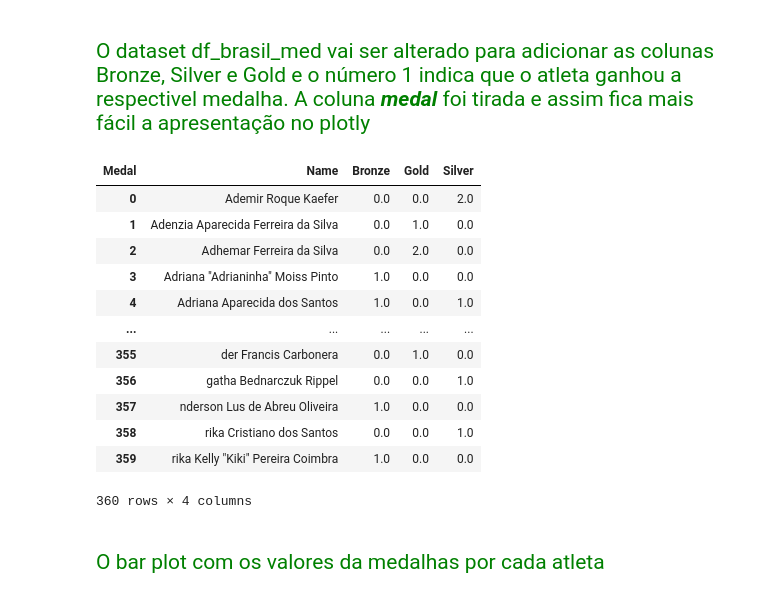
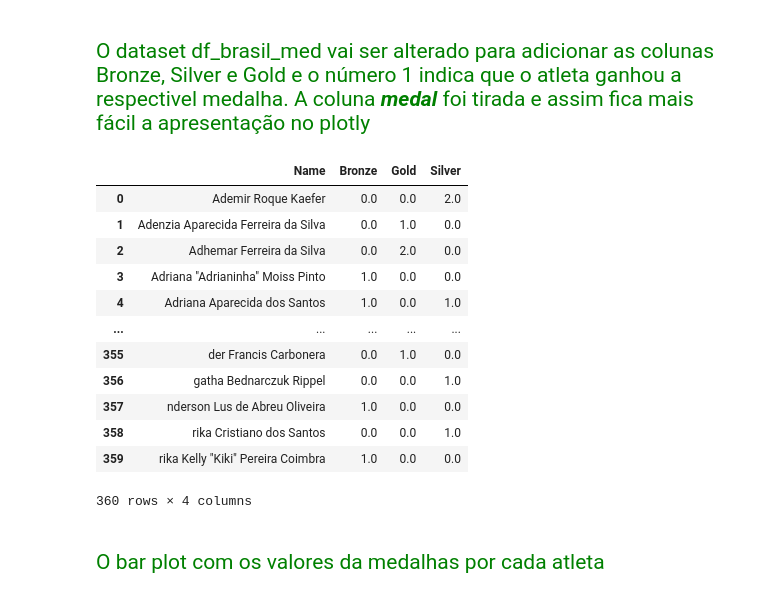
Before and after one commit to VictorBTaveira/Projeto-DataViz, a Jupyter notebook: Projeto_Dataviz.ipynb, the cells around one changed output. Saved outputs shown, nothing was run; the diff lists cells and outputs as text; code cells hidden in the pictures.

Commit message:
[CHANGE]: Melhora na tabela df_brasil_med

```diff
--- a/Projeto_Dataviz.ipynb
+++ b/Projeto_Dataviz.ipynb
@@ -59,7 +59,7 @@ Vamos começar filtrando novamente os dados que iremos trabalhar. Crie um DataFr
 
 <span style = 'color: green; font-size: 1.4em'> O dataframe resultante terá nome de **df_brasil_med**</span>
 # %%
-df_brasil_med = df[df.NOC == 'BRA'].dropna(axis = 'index', subset = ['Medal']  )
+df_brasil_med = df[(df.NOC == 'BRA') & (~df['Medal'].isna())]
 
 df_brasil_med
 # %% [output]
@@ -174,14 +174,15 @@ Encontre os maiores medalhistas brasileiros em **total de medalhas**. Em seguida
 # %%
 
 df_brasil_med_medalha = df_brasil_med.groupby(['Name'])['Medal'].value_counts()
 
 df_brasil_med_medalhas_plot = df_brasil_med_medalha.unstack('Medal').fillna(0).reset_index()
 #df_brasil_med_medalhas_plot = df_brasil_med_medalhas.groupby(['Name']).count()
 
 #df_brasil_med_medalhas_plot
+df_brasil_med_medalhas_plot.columns.names = ['']
 df_brasil_med_medalhas_plot
 # %% [output]
-| Medal | Name | Bronze | Gold | Silver |
+|  | Name | Bronze | Gold | Silver |
 | 0 | Ademir Roque Kaefer | 0.0 | 0.0 | 2.0 |
 | 1 | Adenzia Aparecida Ferreira da Silva | 0.0 | 1.0 | 0.0 |
 | 2 | Adhemar Ferreira da Silva | 0.0 | 2.0 | 0.0 |
```
